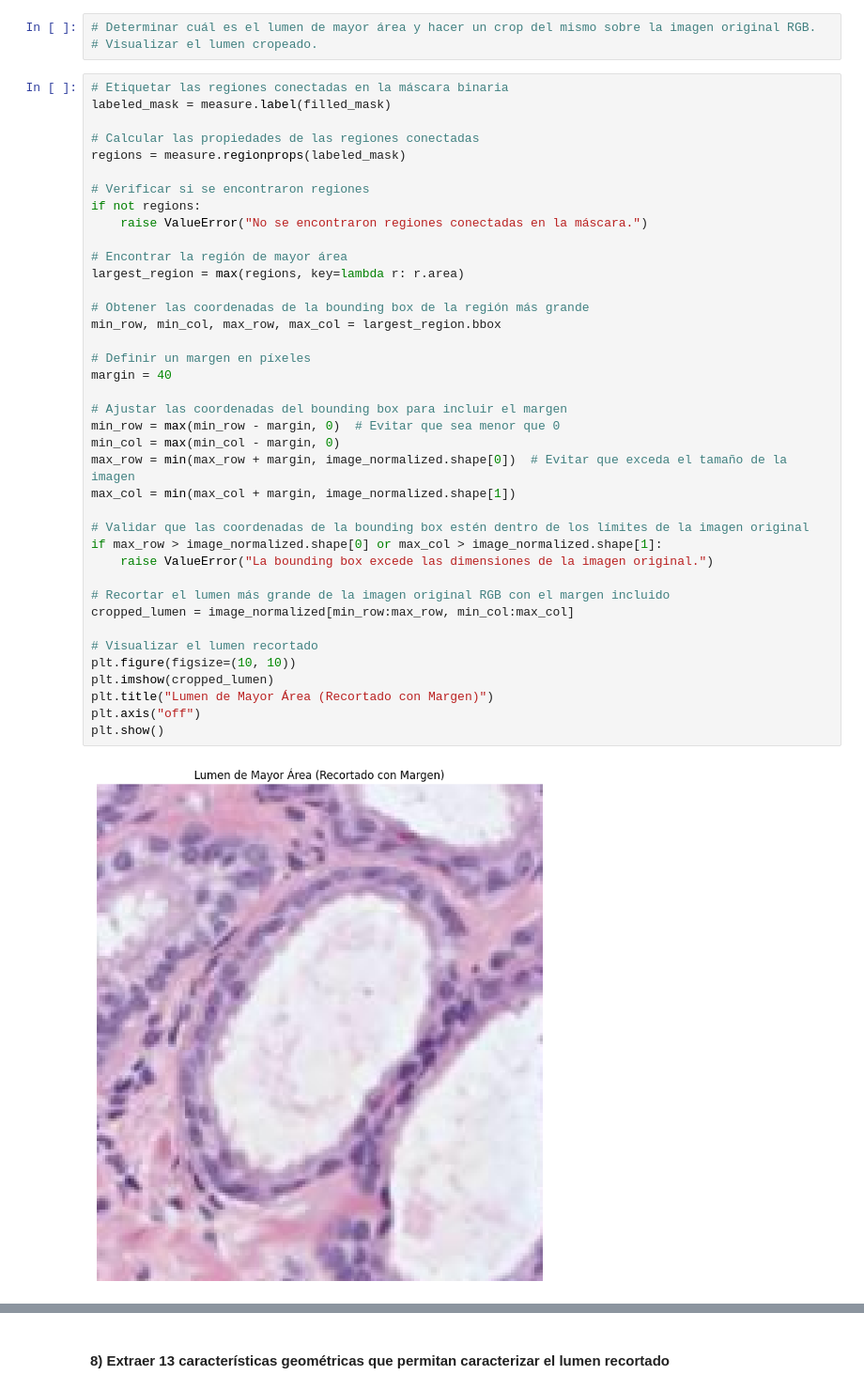
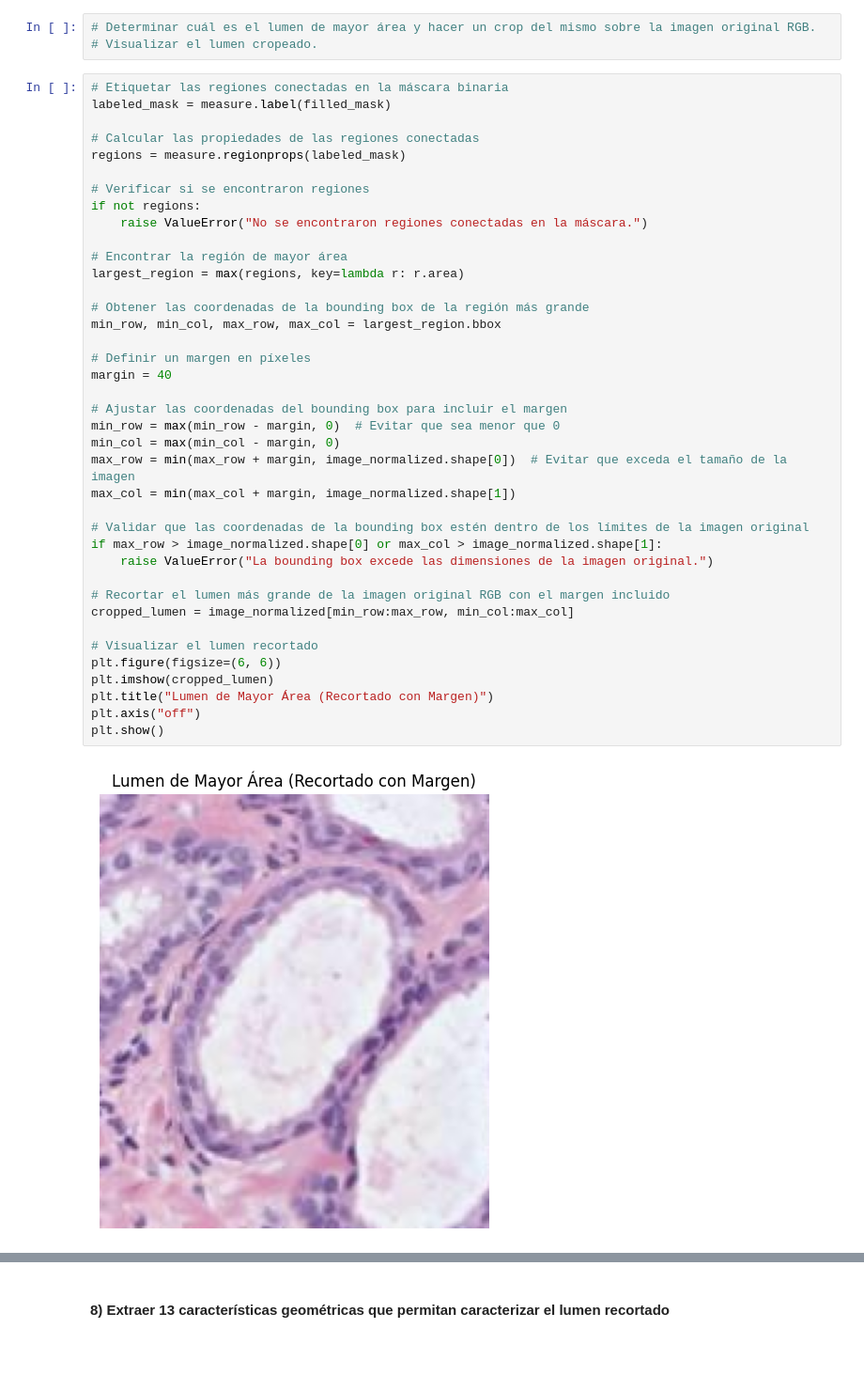
Before and after one commit to JLRRC/MASTERIA, a Jupyter notebook: 05MIAR_Aprendizaje_Supervisado/Act/Actividad_C1_P1_LozanoRodriguez_Jesus.Histo2.ipynb, the cells around one changed output, grey strips where cells are left out. Shown at 94% size. Drawn from its saved outputs; the diff is of its cells as text; blank space fills up the shorter version.

```diff
--- a/05MIAR_Aprendizaje_Supervisado/Act/Actividad_C1_P1_LozanoRodriguez_Jesus.Histo2.ipynb
+++ b/05MIAR_Aprendizaje_Supervisado/Act/Actividad_C1_P1_LozanoRodriguez_Jesus.Histo2.ipynb
@@ -315,35 +319,35 @@ if not regions:
     raise ValueError("No se encontraron regiones conectadas en la máscara.")
 
 # Encontrar la región de mayor área
 largest_region = max(regions, key=lambda r: r.area)
 
 # Obtener las coordenadas de la bounding box de la región más grande
 min_row, min_col, max_row, max_col = largest_region.bbox
 
 # Definir un margen en píxeles
 margin = 40
 
 # Ajustar las coordenadas del bounding box para incluir el margen
 min_row = max(min_row - margin, 0)  # Evitar que sea menor que 0
 min_col = max(min_col - margin, 0)
 max_row = min(max_row + margin, image_normalized.shape[0])  # Evitar que exceda el tamaño de la imagen
 max_col = min(max_col + margin, image_normalized.shape[1])
 
 # Validar que las coordenadas de la bounding box estén dentro de los límites de la imagen original
 if max_row > image_normalized.shape[0] or max_col > image_normalized.shape[1]:
     raise ValueError("La bounding box excede las dimensiones de la imagen original.")
 
 # Recortar el lumen más grande de la imagen original RGB con el margen incluido
 cropped_lumen = image_normalized[min_row:max_row, min_col:max_col]
 
 # Visualizar el lumen recortado
-plt.figure(figsize=(10, 10))
+plt.figure(figsize=(6, 6))
 plt.imshow(cropped_lumen)
 plt.title("Lumen de Mayor Área (Recortado con Margen)")
 plt.axis("off")
 plt.show()
 # %% [output]
-[figure, old version]
+[figure, new version]
 # %%
 from skimage import exposure
 
```
Also changed, not shown: parts of 9 cells of this notebook.
